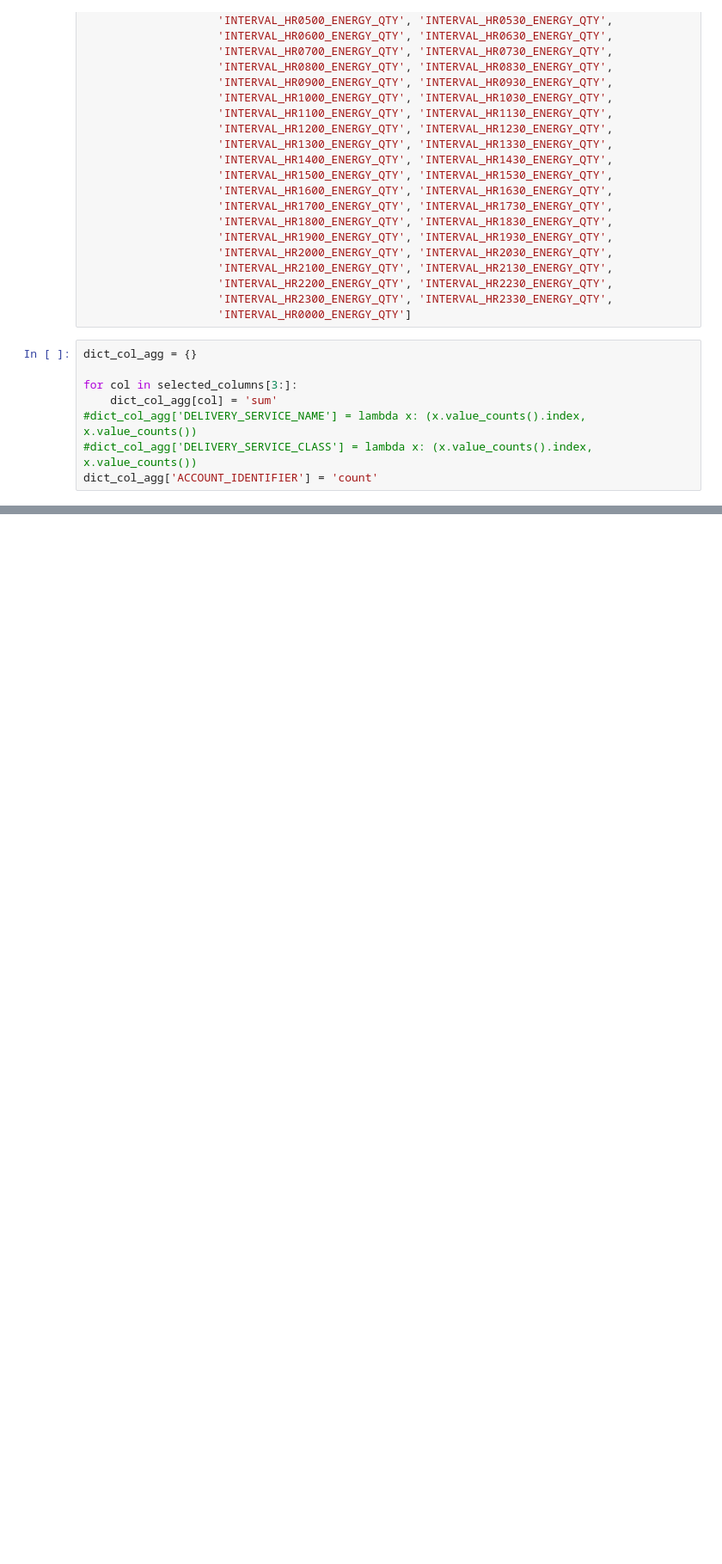
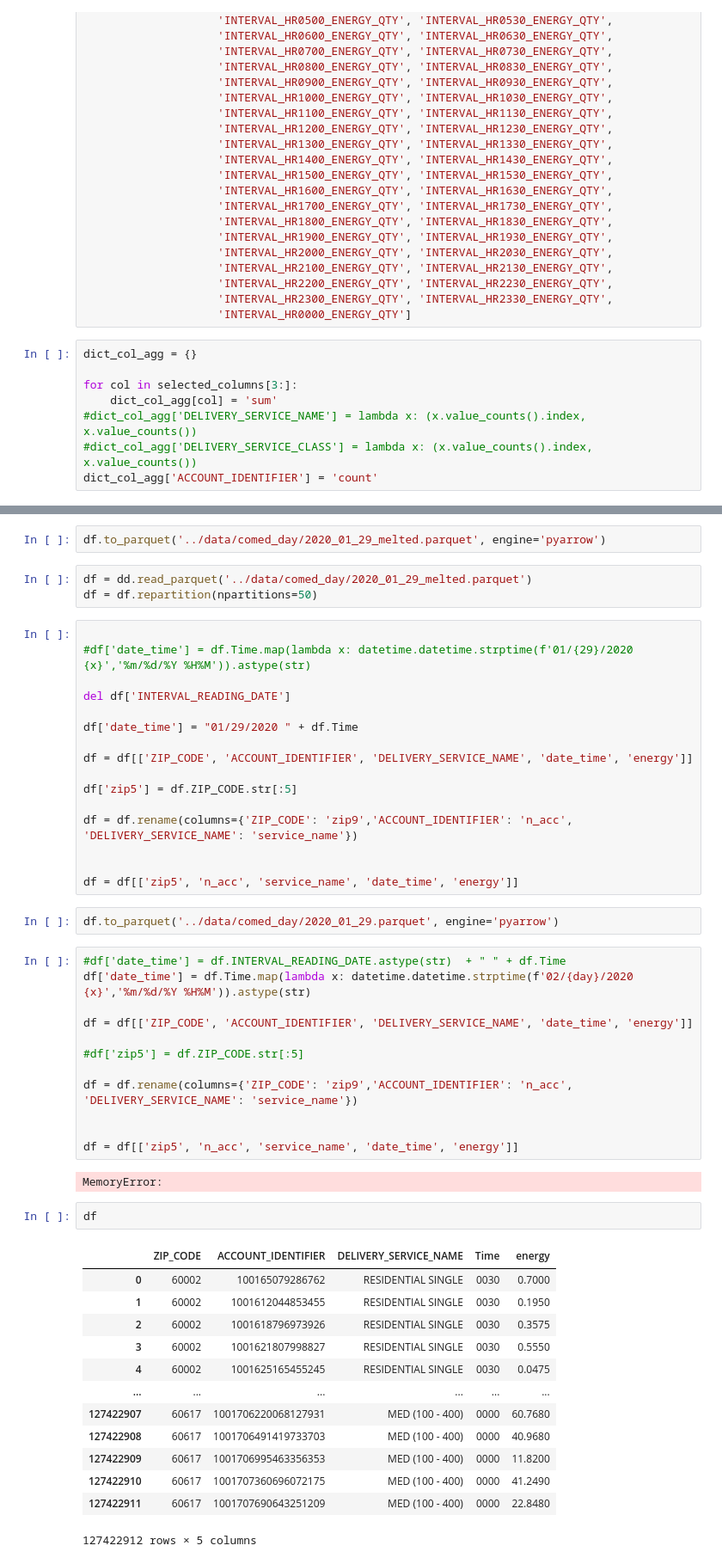
Before and after one commit to jugacostase/chicago-energy-cons, a Jupyter notebook: notebooks/Data_reshaping.ipynb, the cells around one changed output, grey strips where cells are left out. Shown at 86% size. Saved outputs shown, nothing was run; the diff lists cells and outputs as text; blank space fills up the shorter version.

```diff
--- a/notebooks/Data_reshaping.ipynb
+++ b/notebooks/Data_reshaping.ipynb
@@ -135,0 +176,53 @@ for month in months:
+# %%
+df.to_parquet('../data/comed_day/2020_01_29_melted.parquet', engine='pyarrow')
+# %%
+df = dd.read_parquet('../data/comed_day/2020_01_29_melted.parquet')
+df = df.repartition(npartitions=50)
+# %%
+
+#df['date_time'] = df.Time.map(lambda x: datetime.datetime.strptime(f'01/{29}/2020 {x}','%m/%d/%Y %H%M')).astype(str)
+
+del df['INTERVAL_READING_DATE']
+
+df['date_time'] = "01/29/2020 " + df.Time
+
+df = df[['ZIP_CODE', 'ACCOUNT_IDENTIFIER', 'DELIVERY_SERVICE_NAME', 'date_time', 'energy']]
+
+df['zip5'] = df.ZIP_CODE.str[:5]
+
+df = df.rename(columns={'ZIP_CODE': 'zip9','ACCOUNT_IDENTIFIER': 'n_acc', 'DELIVERY_SERVICE_NAME': 'service_name'})
+
+
+df = df[['zip5', 'n_acc', 'service_name', 'date_time', 'energy']]
+# %%
+df.to_parquet('../data/comed_day/2020_01_29.parquet', engine='pyarrow')
+# %%
+#df['date_time'] = df.INTERVAL_READING_DATE.astype(str)  + " " + df.Time
+df['date_time'] = df.Time.map(lambda x: datetime.datetime.strptime(f'02/{day}/2020 {x}','%m/%d/%Y %H%M')).astype(str)
+
+df = df[['ZIP_CODE', 'ACCOUNT_IDENTIFIER', 'DELIVERY_SERVICE_NAME', 'date_time', 'energy']]
+
+#df['zip5'] = df.ZIP_CODE.str[:5]
+
+df = df.rename(columns={'ZIP_CODE': 'zip9','ACCOUNT_IDENTIFIER': 'n_acc', 'DELIVERY_SERVICE_NAME': 'service_name'})
+
+
+df = df[['zip5', 'n_acc', 'service_name', 'date_time', 'energy']]
+# %% [output]
+MemoryError:
+# %%
+df
+# %% [output]
+|  | ZIP_CODE | ACCOUNT_IDENTIFIER | DELIVERY_SERVICE_NAME | Time | energy |
+| 0 | 60002 | 100165079286762 | RESIDENTIAL SINGLE | 0030 | 0.7000 |
+| 1 | 60002 | 1001612044853455 | RESIDENTIAL SINGLE | 0030 | 0.1950 |
+| 2 | 60002 | 1001618796973926 | RESIDENTIAL SINGLE | 0030 | 0.3575 |
+| 3 | 60002 | 1001621807998827 | RESIDENTIAL SINGLE | 0030 | 0.5550 |
+| 4 | 60002 | 1001625165455245 | RESIDENTIAL SINGLE | 0030 | 0.0475 |
+| ... | ... | ... | ... | ... | ... |
+| 127422907 | 60617 | 1001706220068127931 | MED (100 - 400) | 0000 | 60.7680 |
+| 127422908 | 60617 | 1001706491419733703 | MED (100 - 400) | 0000 | 40.9680 |
+| 127422909 | 60617 | 1001706995463356353 | MED (100 - 400) | 0000 | 11.8200 |
+| 127422910 | 60617 | 1001707360696072175 | MED (100 - 400) | 0000 | 41.2490 |
+| 127422911 | 60617 | 1001707690643251209 | MED (100 - 400) | 0000 | 22.8480 |
+127422912 rows × 5 columns
```
Also changed, not shown: parts of 6 cells of this notebook, 4 other files.
